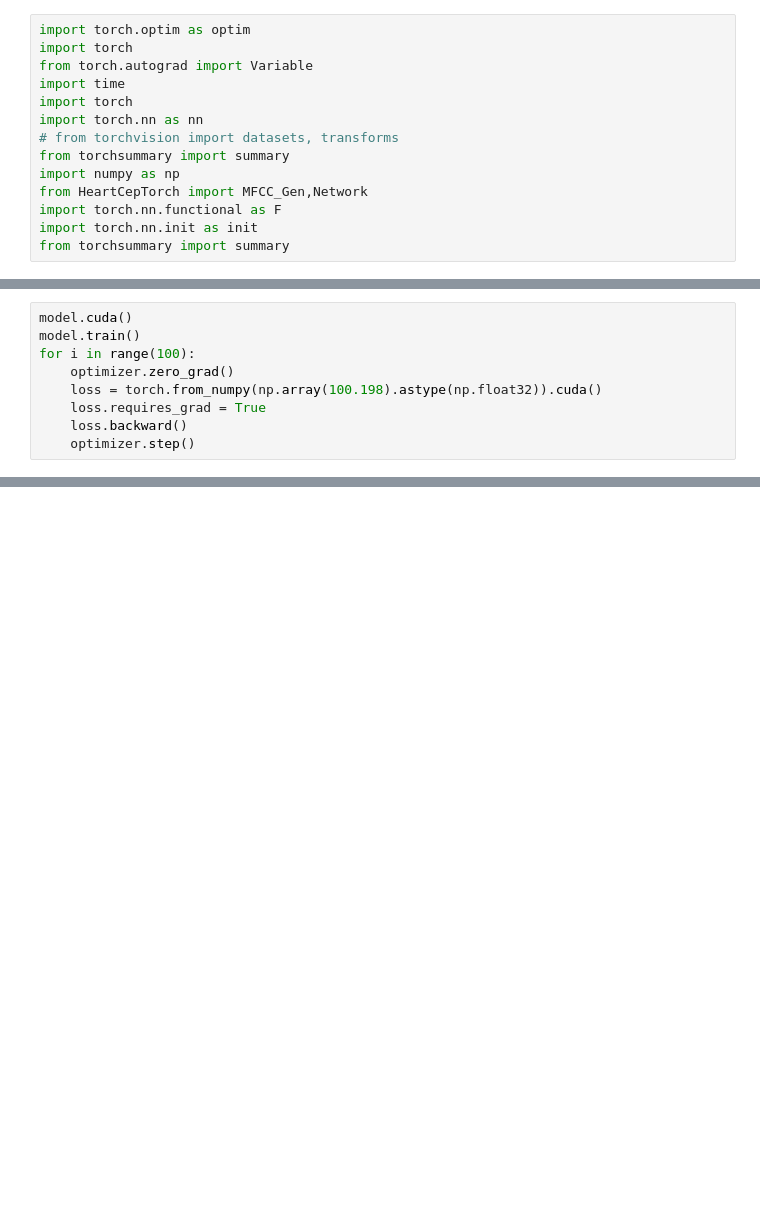
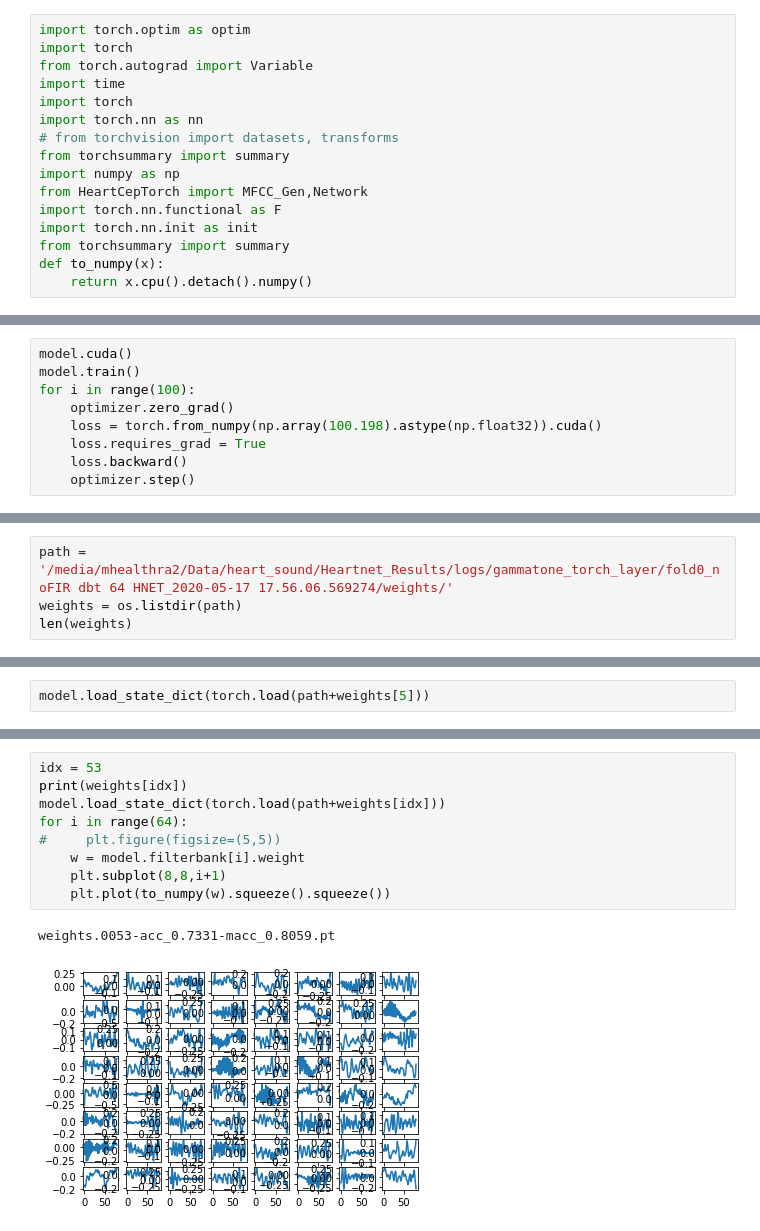
Before and after one commit to IstiaqAnsari/SpectNet, a Jupyter notebook: codes/mfcc model visualization .ipynb, the cells around one changed output, grey strips where cells are left out. Saved outputs shown, nothing was run; the diff lists cells and outputs as text; blank space fills up the shorter version.

```diff
--- a/codes/mfcc model visualization .ipynb
+++ b/codes/mfcc model visualization .ipynb
@@ -14,6 +14,8 @@ from HeartCepTorch import MFCC_Gen,Network
 import torch.nn.functional as F
 import torch.nn.init as init
 from torchsummary import summary
+def to_numpy(x):
+    return x.cpu().detach().numpy()
 # %%
 model = Network(2,0)
 mfcc_gen = MFCC_Gen(fs=1000,filters=64)
@@ -72,0 +171,4 @@ for i in range(100):
+# %%
+path = '/media/mhealthra2/Data/heart_sound/Heartnet_Results/logs/gammatone_torch_layer/fold0_noFIR dbt 64 HNET_2020-05-17 17.56.06.569274/weights/'
+weights = os.listdir(path)
+len(weights)
@@ -72,0 +177,2 @@ for i in range(100):
+# %%
+model.load_state_dict(torch.load(path+weights[5]))
@@ -72,0 +198,12 @@ for i in range(100):
+# %%
+idx = 53
+print(weights[idx])
+model.load_state_dict(torch.load(path+weights[idx]))
+for i in range(64):
+#     plt.figure(figsize=(5,5))
+    w = model.filterbank[i].weight
+    plt.subplot(8,8,i+1)
+    plt.plot(to_numpy(w).squeeze().squeeze())
+# %% [output]
+weights.0053-acc_0.7331-macc_0.8059.pt
+[figure, added]
```
Also changed, not shown: parts of 15 cells of this notebook, 10 other files.
